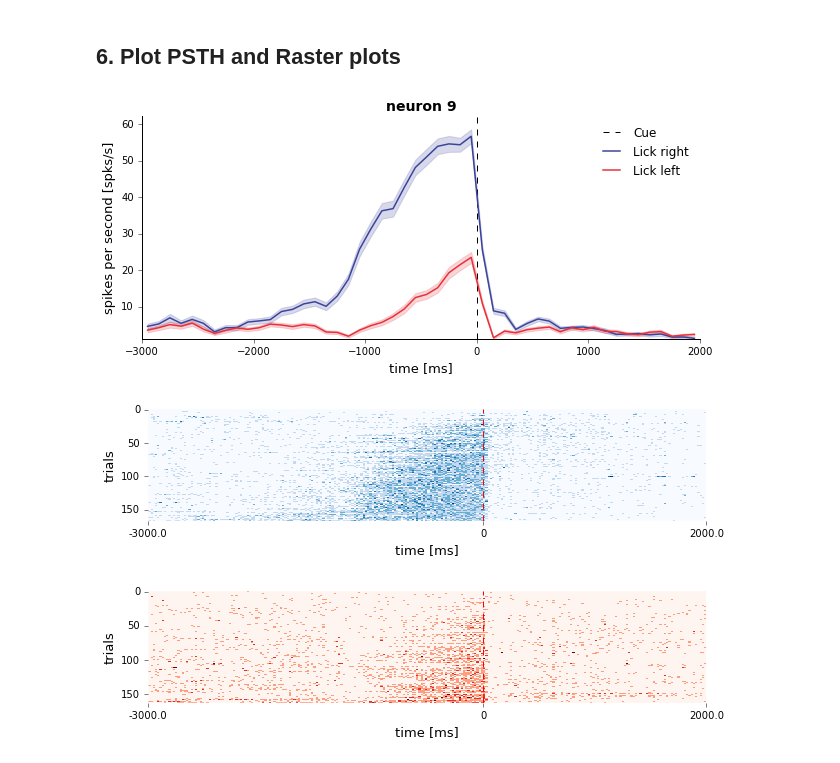
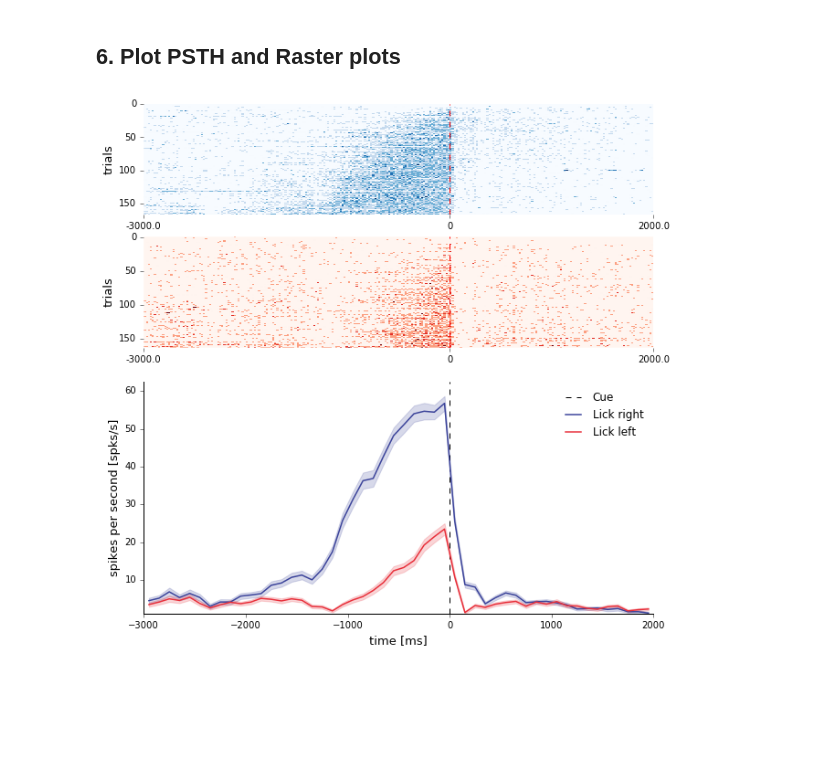
Before and after one commit to KordingLab/spykes, a Jupyter notebook: notebooks_examples/crcns_dataset_example.ipynb, the cells around one changed output. Cells and saved outputs as stored; diff of their text form; code cells hidden in the pictures; blank space fills up the shorter version.

Commit message:
allows for subplots

```diff
--- a/notebooks_examples/crcns_dataset_example.ipynb
+++ b/notebooks_examples/crcns_dataset_example.ipynb
@@ -38,7 +38,7 @@ Image(filename="./figures/nature14178-f2.jpg", width=650)
 ## 1. Load data
 # %%
 import scipy.io
-mat = scipy.io.loadmat('data_structure_ANM218457/data_structure_ANM218457_20131006')
+mat = scipy.io.loadmat('data_structure_ANM218457_20131006')
 # %% [markdown]
 ## 2. Get spike times
 # %%
@@ -101,33 +101,39 @@ condition_names = ['Lick right','Lick left']
 # %%
 window = [-3000,2000]
 
 psth_fig2b1 = neuron.get_psth(events=events['RealCueTimes'],
                              features=features,
                              conditions=conditions,
                              window=window,
                              binsize=100,
                              plot=False);
 
+rasters_fig2b1 = neuron.get_raster(events['RealCueTimes'],
+                                features=features,
+                                conditions=conditions,
+                                window=window,
+                                binsize=20,
+                                plot=False);
+
+
+plt.figure(figsize=(10,10))
+plt.subplot(212)
 neuron.plot_psth(psth_fig2b1,
                  condition_names=condition_names,
                  colors=['#3B439A', '#E82F3A'],
-                 figsize=(10, 4),
                  event_name='Cue')
+plt.title('')
 
-rasters_fig2b1 = neuron.get_raster(events['RealCueTimes'],
-                            features=features,
-                            conditions=conditions,
-                            window=window,
-                            binsize=20,
-                            plot=False);
 
-neuron.plot_raster(rasters=rasters_fig2b1,
-                   cmap = [plt.get_cmap('Blues'), plt.get_cmap('Reds')],
-                   condition_names=condition_names,
-                   figsize=(10,2),
-                   sort=True,
-                   has_title=False)
+
+for cond in rasters_fig2b1['conditions']:
+    plt.subplot(4,1,cond+1)
+    neuron.plot_raster(rasters=rasters_fig2b1,
+                       condition = cond+1,
+                       cmap = [plt.get_cmap('Blues'), plt.get_cmap('Reds')],
+                       condition_names=condition_names,
+                       sort=True,
+                       has_title=False)
+    plt.xlabel('')
 # %% [output]
-[figure, old version]
+[figure, new version]
-[figure, removed]
-[figure, removed]
```
Also changed, not shown: parts of 2 cells of this notebook, 2 other files.
